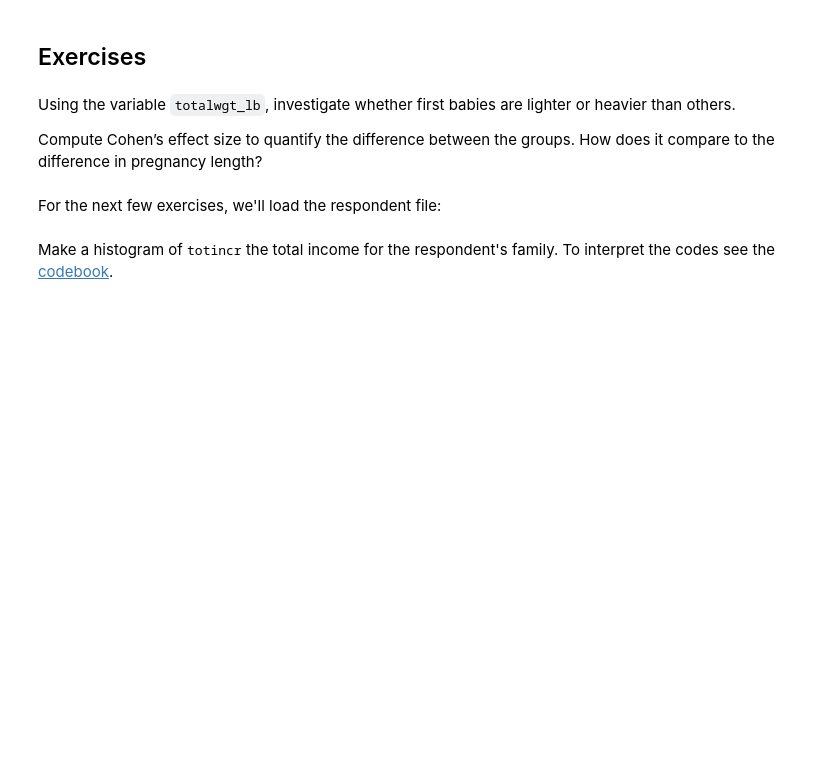
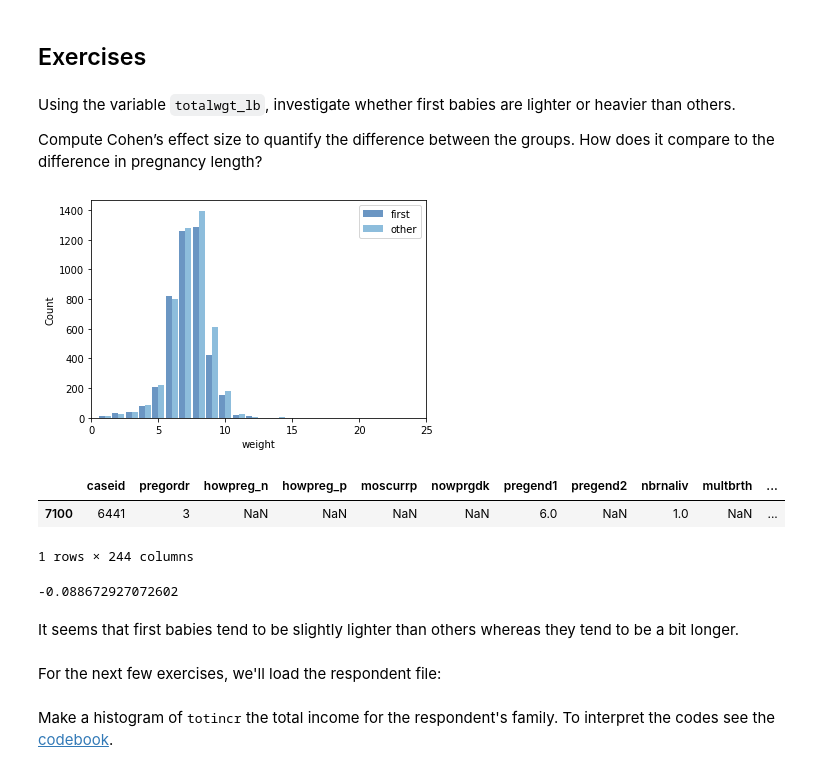
Before and after one commit to 2legit/ThinkStats2, a Jupyter notebook: code/chap02ex.ipynb, the cells around one changed output. Saved outputs shown, nothing was run; the diff lists cells and outputs as text; code cells hidden in the pictures; blank space fills up the shorter version.

```diff
--- a/code/chap02ex.ipynb
+++ b/code/chap02ex.ipynb
@@ -257,5 +257,30 @@ AttributeError: ignored
 Using the variable `totalwgt_lb`, investigate whether first babies are lighter or heavier than others.
 
 Compute Cohen’s effect size to quantify the difference between the groups.  How does it compare to the difference in pregnancy length?
+# %%
+firsts = live[live.birthord == 1]
+others = live[live.birthord != 1]
+
+first_hist = thinkstats2.Hist(firsts.totalwgt_lb.round(), label='first')
+other_hist = thinkstats2.Hist(others.totalwgt_lb.round(), label='other')
+# %%
+width = 0.45
+thinkplot.PrePlot(2)
+thinkplot.Hist(first_hist, align='right', width=width)
+thinkplot.Hist(other_hist, align='left', width=width)
+thinkplot.Config(xlabel='weight', ylabel='Count',
+                 xlim=[0, 25]
+                 )
+# %% [output]
+[figure, added]
+# %%
+firsts.sample()
+# %% [output]
+|  | caseid | pregordr | howpreg_n | howpreg_p | moscurrp | nowprgdk | pregend1 | pregend2 | nbrnaliv | multbrth | ... |
+| 7100 | 6441 | 3 | NaN | NaN | NaN | NaN | 6.0 | NaN | 1.0 | NaN | ... |
+1 rows × 244 columns
 # %%
 # Solution goes here
+CohenEffectSize(firsts.totalwgt_lb, others.totalwgt_lb)
+# %% [output]
+-0.088672927072602
@@ -264,3 +287,5 @@ Compute Cohen’s effect size to quantify the difference between the groups.  Ho
+# %% [markdown]
+It seems that first babies tend to be slightly lighter than others whereas they tend to be a bit longer.
 # %% [markdown]
 For the next few exercises, we'll load the respondent file:
 # %%
```
Also changed, not shown: parts of 22 cells of this notebook, 6 other files.
